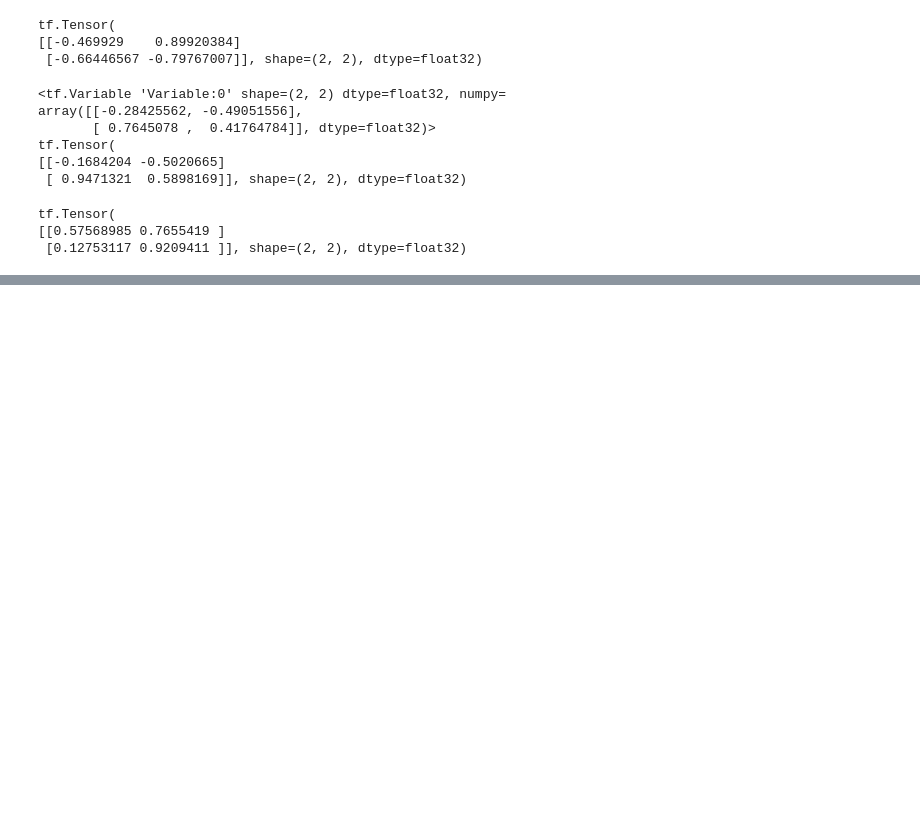
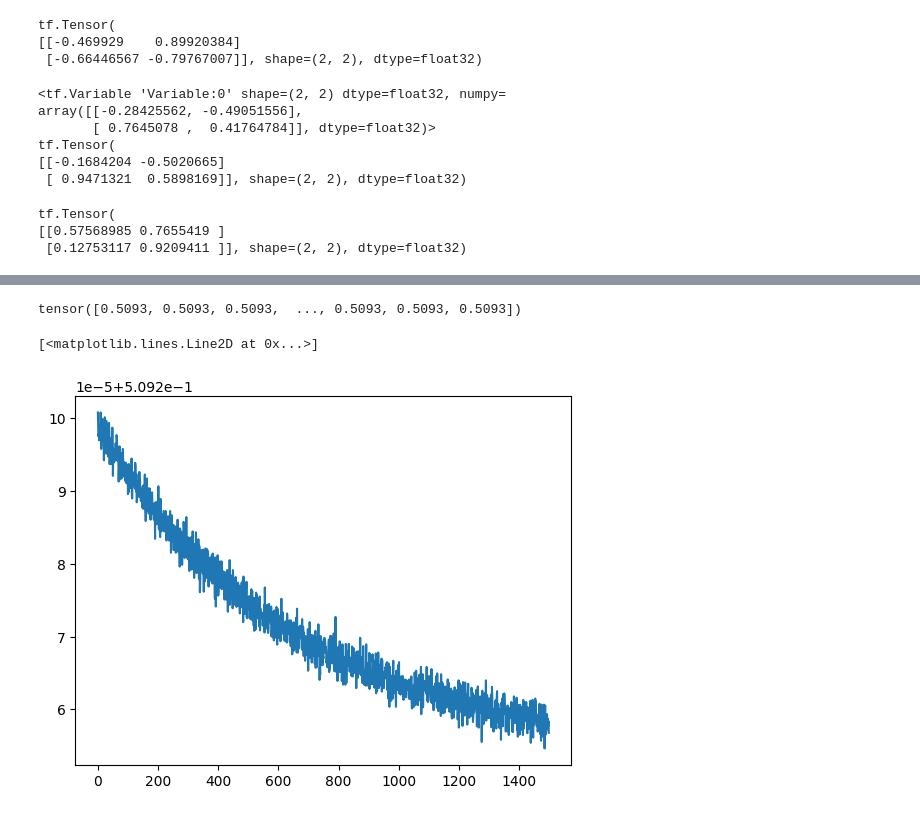
Before and after one commit to daemonX10/Machine-Learning, a Jupyter notebook: 6.0 Deep Learning/Practice/All in short.ipynb, the cells around one changed output, grey strips where cells are left out. Cells and saved outputs as stored; diff of their text form; code cells hidden in the pictures; blank space fills up the shorter version.

```diff
--- a/6.0 Deep Learning/Practice/All in short.ipynb
+++ b/6.0 Deep Learning/Practice/All in short.ipynb
@@ -544,0 +737,6 @@ tf.Tensor(
+# %%
+with torch.no_grad():
+    w -= w.grad * 1e-5
+    b -= b.grad * 1e-5
+    w.grad.zero_()
+    b.grad.zero_()
@@ -544,0 +749,4 @@ tf.Tensor(
+# %%
+preds = model(inputs)
+loss = MSE(preds,targets)
+print(loss)
@@ -544,0 +755,14 @@ tf.Tensor(
+# %%
+losses = []
+for i  in range(1500):
+    preds = model(inputs)
+    loss = MSE(preds,targets)
+    losses.append(loss)
+    loss.backward()
+
+    with torch.no_grad():
+        w -= w.grad * 1e-5
+        b -= b.grad * 1e-5
+        w.grad.zero_()
+        b.grad.zero_()
+    print(f'epochs {i}/400 and loss {loss}')
@@ -544,0 +787,11 @@ tf.Tensor(
+# %%
+normal_loss = torch.tensor(losses)
+print(normal_loss)
+# %% [output]
+tensor([0.5093, 0.5093, 0.5093,  ..., 0.5093, 0.5093, 0.5093])
+# %%
+import matplotlib.pyplot as plt
+plt.plot(normal_loss)
+# %% [output]
+[<matplotlib.lines.Line2D at 0x...>]
+[figure, added]
```
Also changed, not shown: parts of 43 cells of this notebook.
